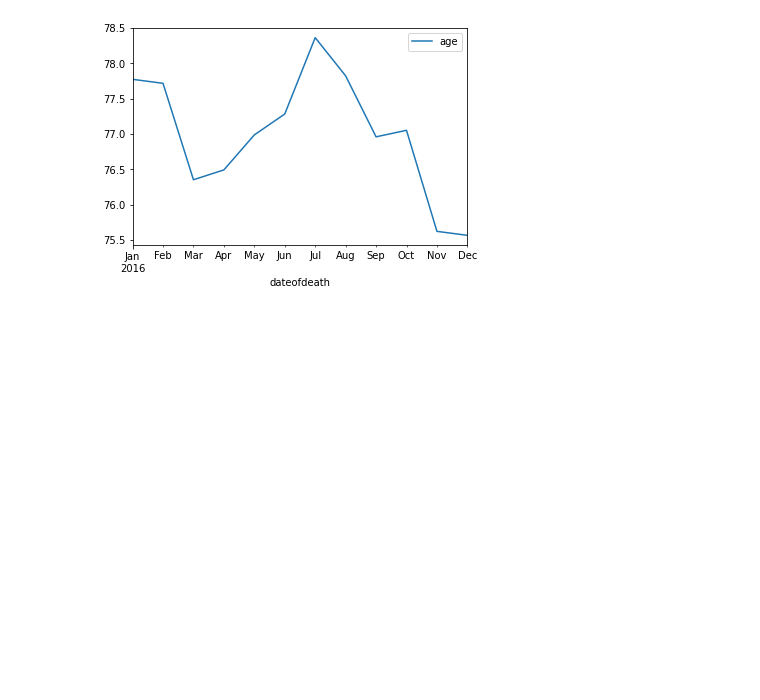
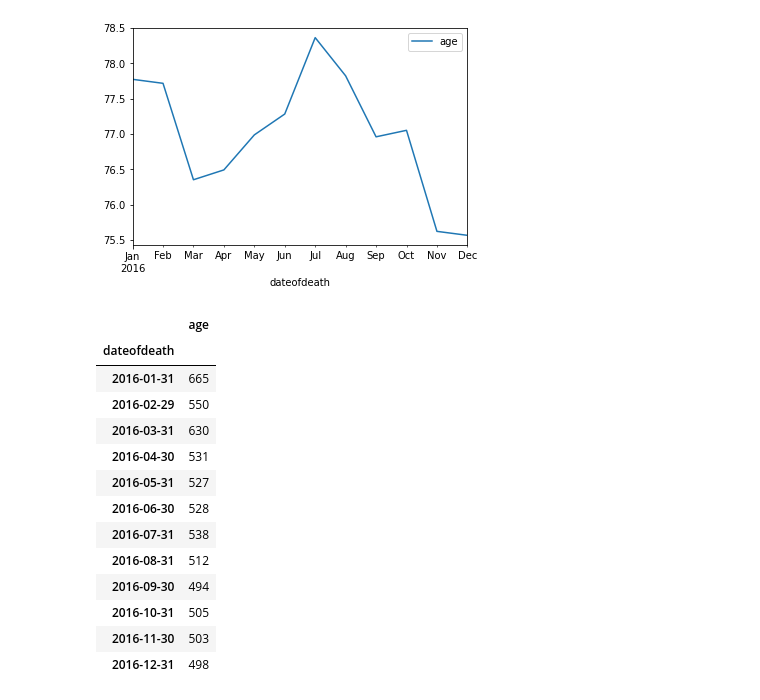
Before and after one commit to reuven/dfw-pandas, a Jupyter notebook: Pandas + time.ipynb, the cells around one changed output. Drawn from its saved outputs; the diff is of its cells as text; code cells hidden in the pictures; blank space fills up the shorter version.

```diff
--- a/Pandas + time.ipynb
+++ b/Pandas + time.ipynb
@@ -607,3 +607,20 @@ df.resample('1M').mean().plot.line()
 # %% [output]
 <matplotlib.axes._subplots.AxesSubplot at 0x...>
 [figure]
+# %%
+df.resample('1M').count()
+# %% [output]
+|  | age |
+| dateofdeath |  |
+| 2016-01-31 | 665 |
+| 2016-02-29 | 550 |
+| 2016-03-31 | 630 |
+| 2016-04-30 | 531 |
+| 2016-05-31 | 527 |
+| 2016-06-30 | 528 |
+| 2016-07-31 | 538 |
+| 2016-08-31 | 512 |
+| 2016-09-30 | 494 |
+| 2016-10-31 | 505 |
+| 2016-11-30 | 503 |
+| 2016-12-31 | 498 |
```
Also changed, not shown: parts of 1 cell of this notebook.
